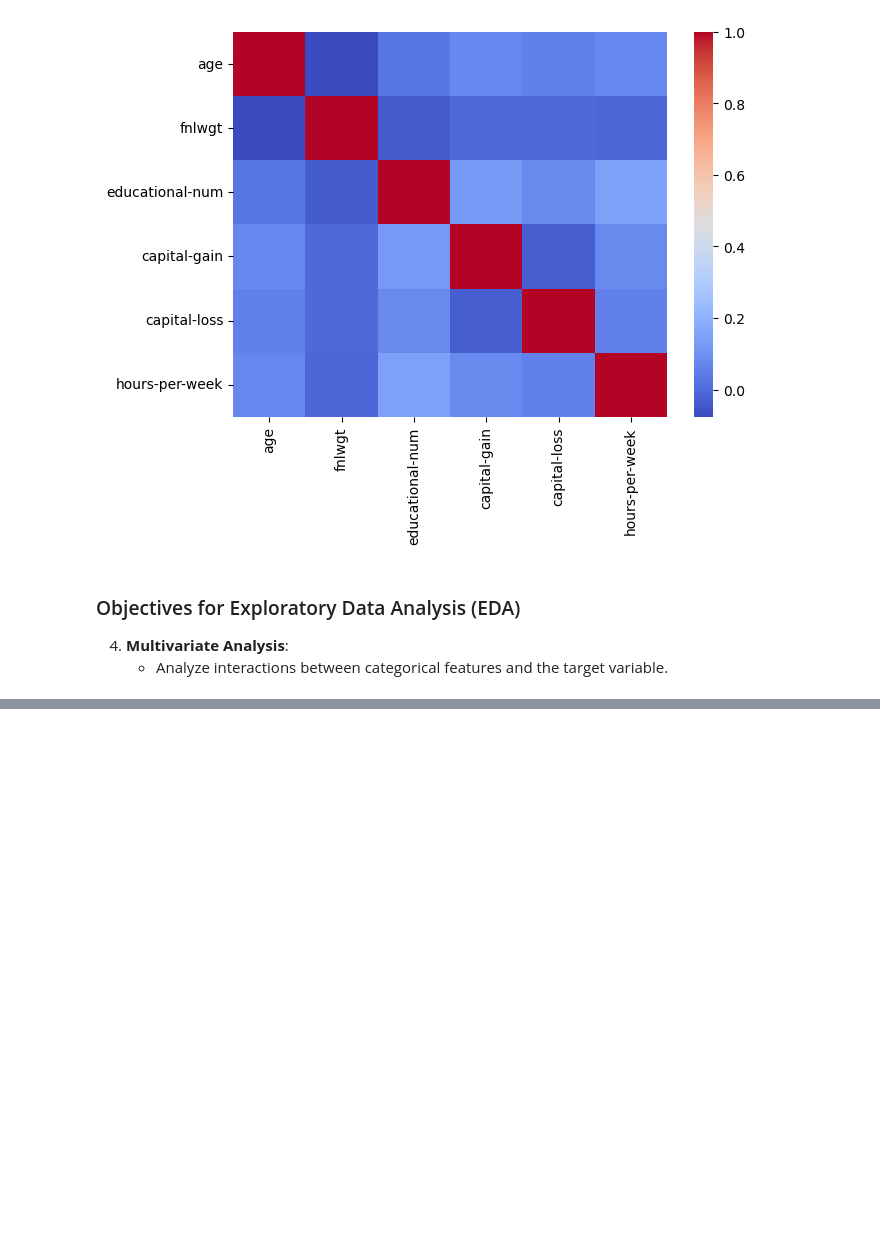
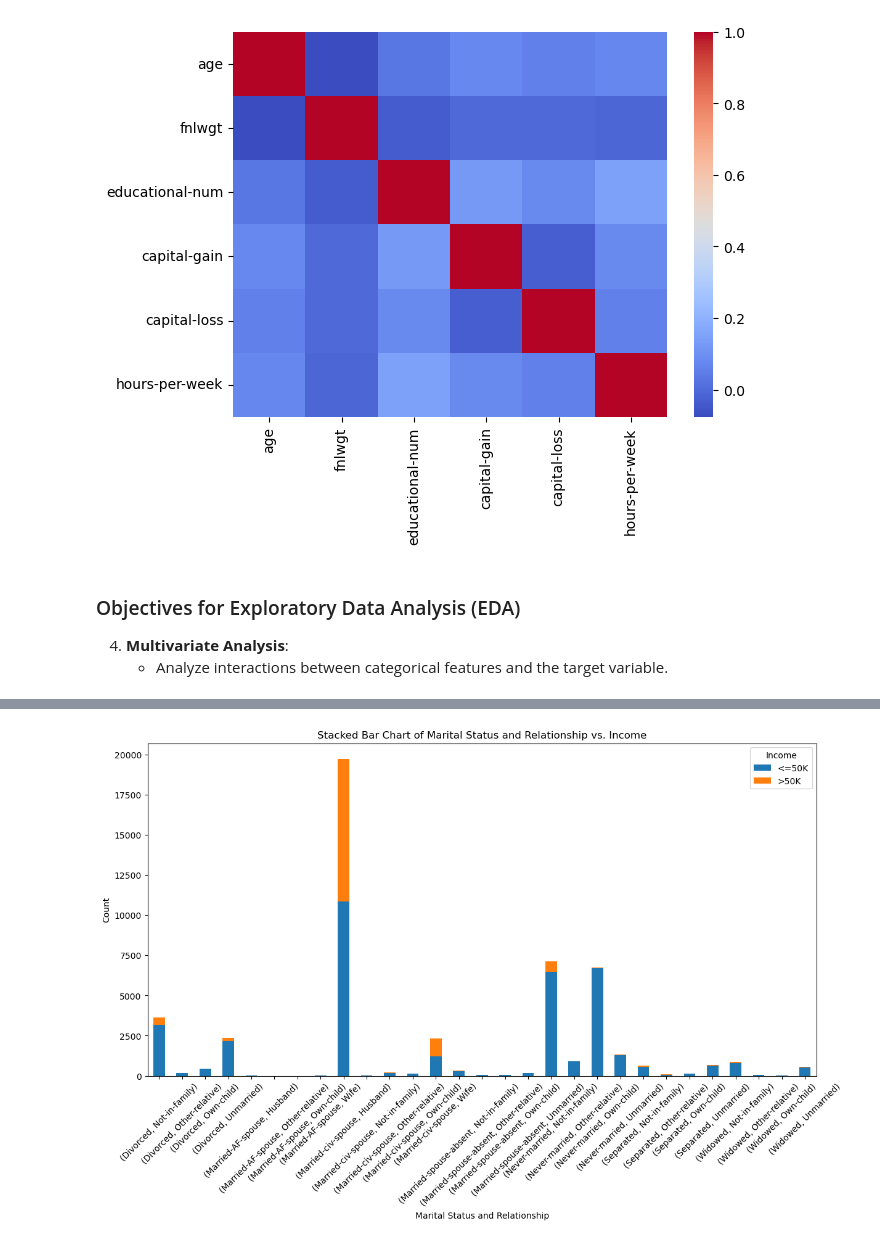
Before and after one commit to sahand-salmani/adult-income-dataset-EDA-classification, a Jupyter notebook: income_prediction.ipynb, the cells around one changed output, grey strips where cells are left out. Saved outputs shown, nothing was run; the diff lists cells and outputs as text; code cells hidden in the pictures; blank space fills up the shorter version.

```diff
--- a/income_prediction.ipynb
+++ b/income_prediction.ipynb
@@ -352,0 +353,10 @@ df['education'] = df['education'].apply(replace_non_graduate_values)
+# %%
+df.groupby(['marital-status', 'relationship', 'income']).size().unstack().plot(kind='bar', stacked=True, figsize=(14, 7))
+plt.title('Stacked Bar Chart of Marital Status and Relationship vs. Income')
+plt.xlabel('Marital Status and Relationship')
+plt.ylabel('Count')
+plt.legend(title='Income')
+plt.xticks(rotation=45)
+plt.show()
+# %% [output]
+[figure, added]
```
Also changed, not shown: parts of 34 cells of this notebook.
